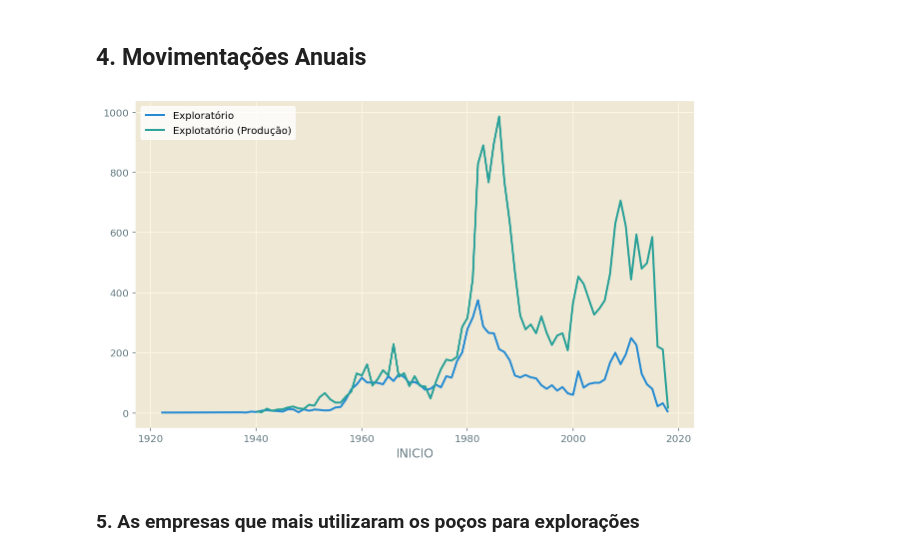
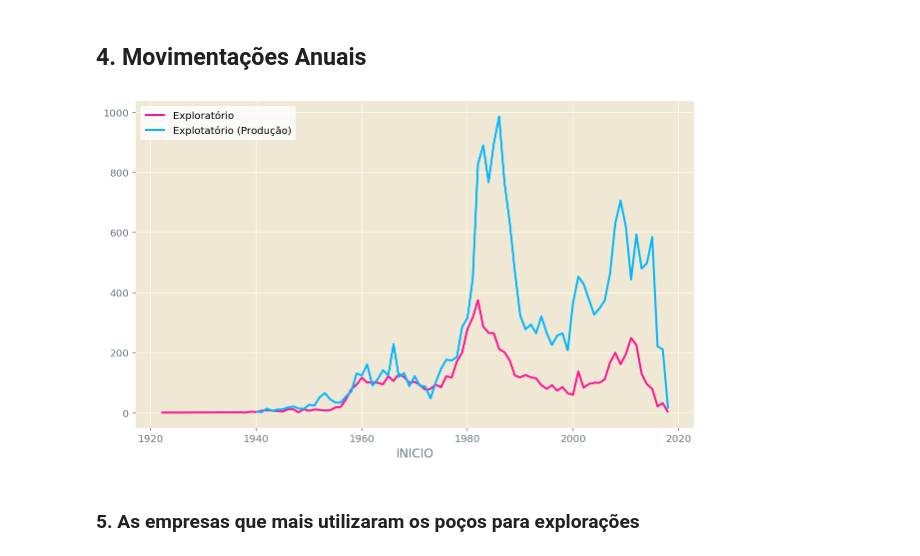
Before and after one commit to felipekoblinger/tbi004-data-science-brazil-oil-gas-exploration, a Jupyter notebook: Poços de Petróleo e Gás no Brasil (até janeiro-2018).ipynb, the cells around one changed output. Cells and saved outputs as stored; diff of their text form; code cells hidden in the pictures.

Commit message:
Update Jupyter Notebook
Add new charts in 5. and 6. to show results without `Petrobras` operator.
Add better line colors in 4.

```diff
--- a/Poços de Petróleo e Gás no Brasil (até janeiro-2018).ipynb
+++ b/Poços de Petróleo e Gás no Brasil (até janeiro-2018).ipynb
@@ -123,13 +128,13 @@ df.query('TIPO == "Explotatório"').groupby('ESTADO').size().sort_values().tail(
 # %%
 exploration = df.query('TIPO == "Exploratório"').groupby(df['INICIO'].map(lambda x: x.year)).size()
 production = df.query('TIPO == "Explotatório"').groupby(df['INICIO'].map(lambda x: x.year)).size()
 
-plot = production.plot(ax = exploration.plot(), figsize=(10,6))
-plot.legend(loc='upper left', labels=['Exploratório', 'Explotatório (Produção)'], facecolor="#FFFFFF", edgecolor="#FFFFFF")
+exploration_plot = exploration.plot(color='#ff1493')
+production_plot = production.plot(ax = exploration_plot, color='#03b7ff', figsize=(10,6))
 
-plt.show();
+production_plot.legend(loc='upper left', labels=['Exploratório', 'Explotatório (Produção)'], facecolor="#FFFFFF", edgecolor="#FFFFFF");
 # %% [output]
-[figure, old version]
+[figure, new version]
 # %% [markdown]
 ### 5. As empresas que mais utilizaram os poços para explorações
 # %%
```
Also changed, not shown: parts of 5 cells of this notebook.
